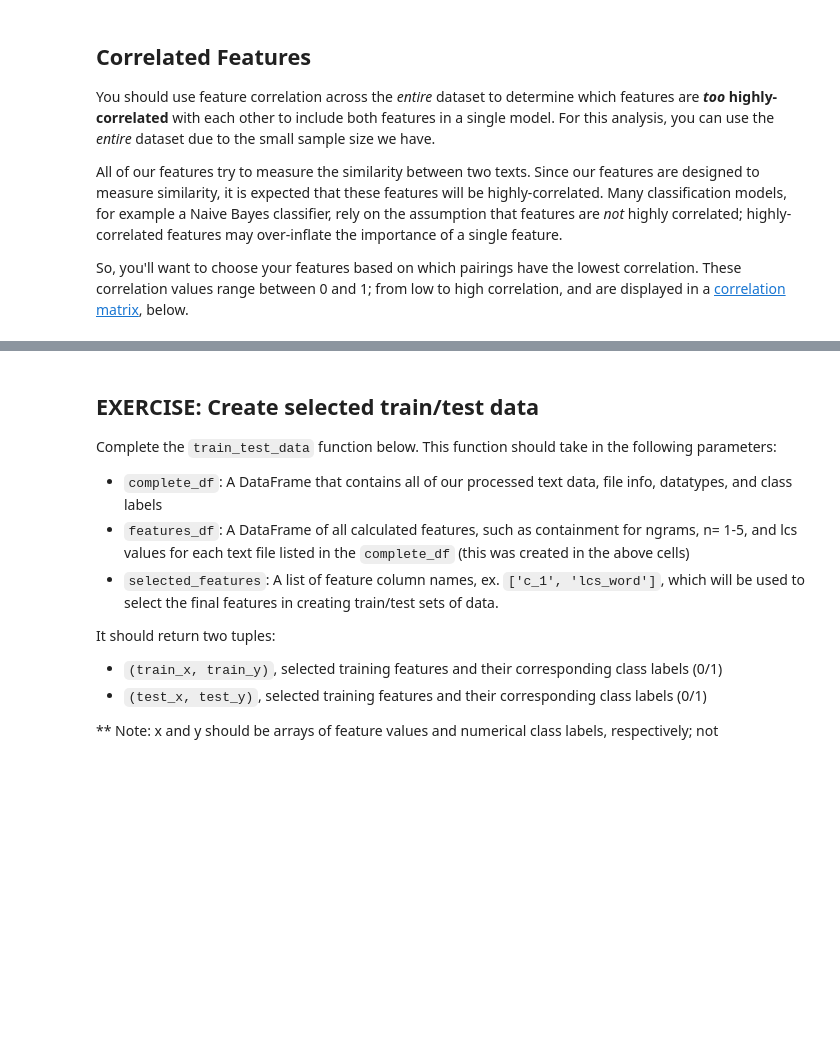
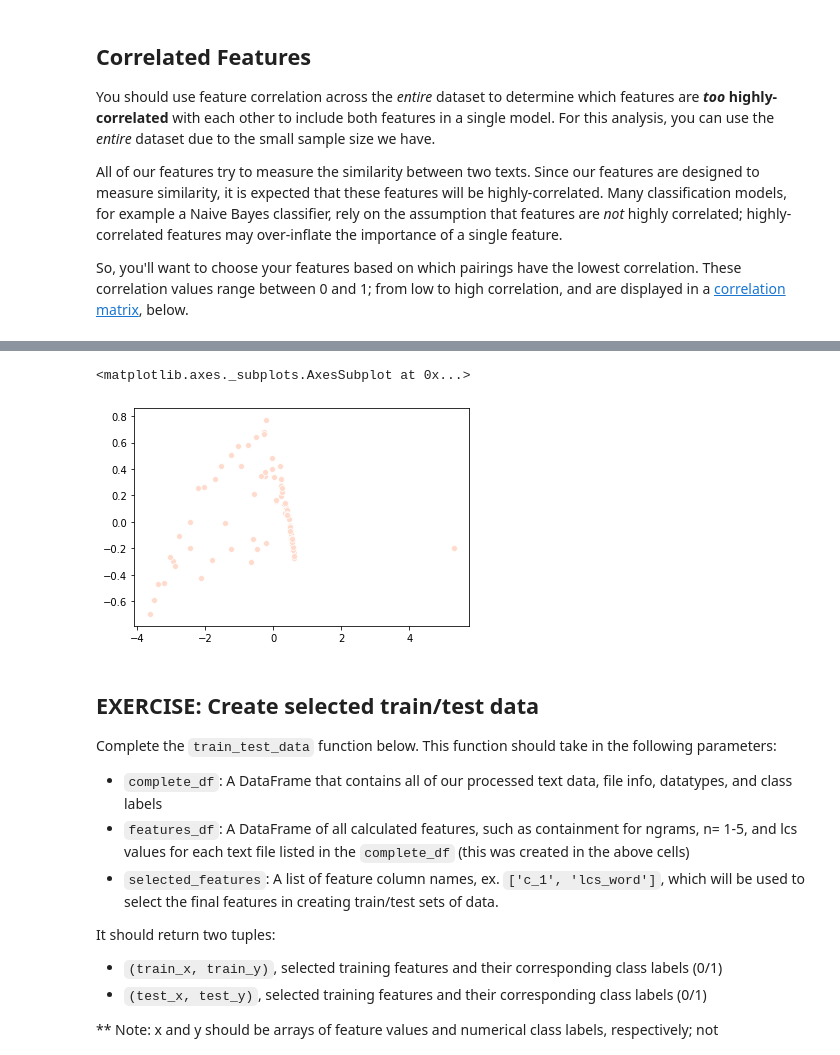
Before and after one commit to Ioana-P/Plagiarism-detection, a Jupyter notebook: 2_Plagiarism_Feature_Engineering.ipynb, the cells around one changed output, grey strips where cells are left out. Saved outputs shown, nothing was run; the diff lists cells and outputs as text; code cells hidden in the pictures; blank space fills up the shorter version.

```diff
--- a/2_Plagiarism_Feature_Engineering.ipynb
+++ b/2_Plagiarism_Feature_Engineering.ipynb
@@ -907,3 +975,12 @@ ValueError: Input contains NaN, infinity or a value too large for dtype('float64
+# %%
+pca_obj = PCA(2, random_state=142)
+
+reduced_features = pca_obj.fit_transform(features_df.dropna())
+
+sns.scatterplot(reduced_features[:,0], reduced_features[:,1], alpha=0.99)
+# %% [output]
+<matplotlib.axes._subplots.AxesSubplot at 0x...>
+[figure, added]
 # %% [markdown]
 ## EXERCISE: Create selected train/test data
 
```
Also changed, not shown: parts of 27 cells of this notebook, 3 other files.
